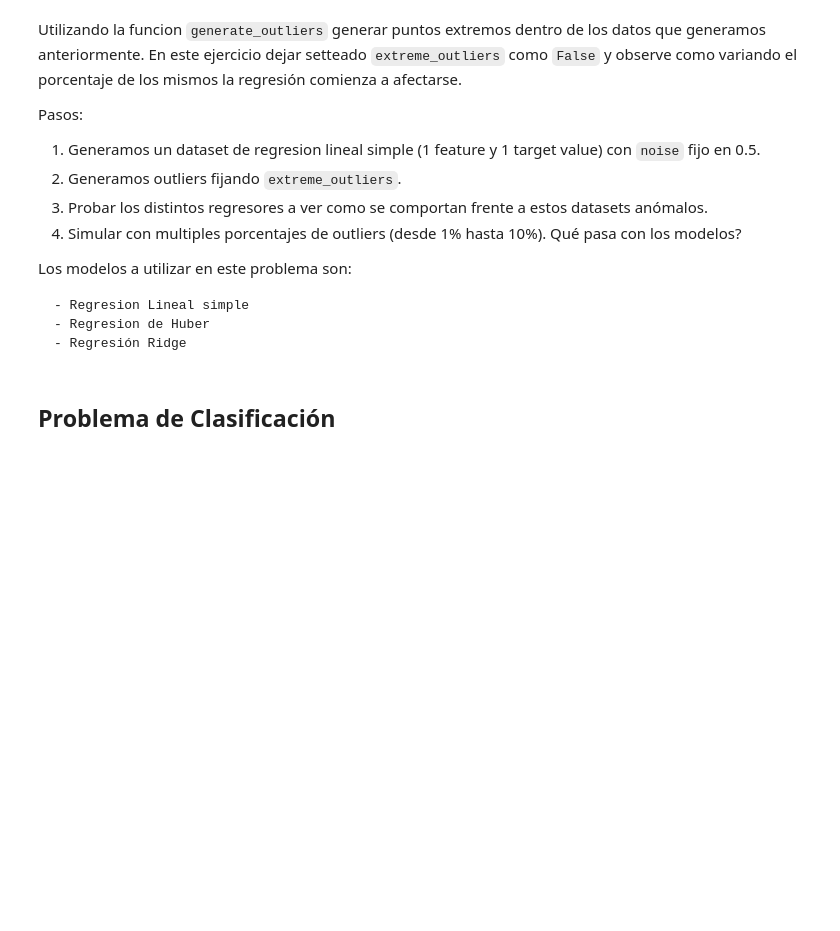
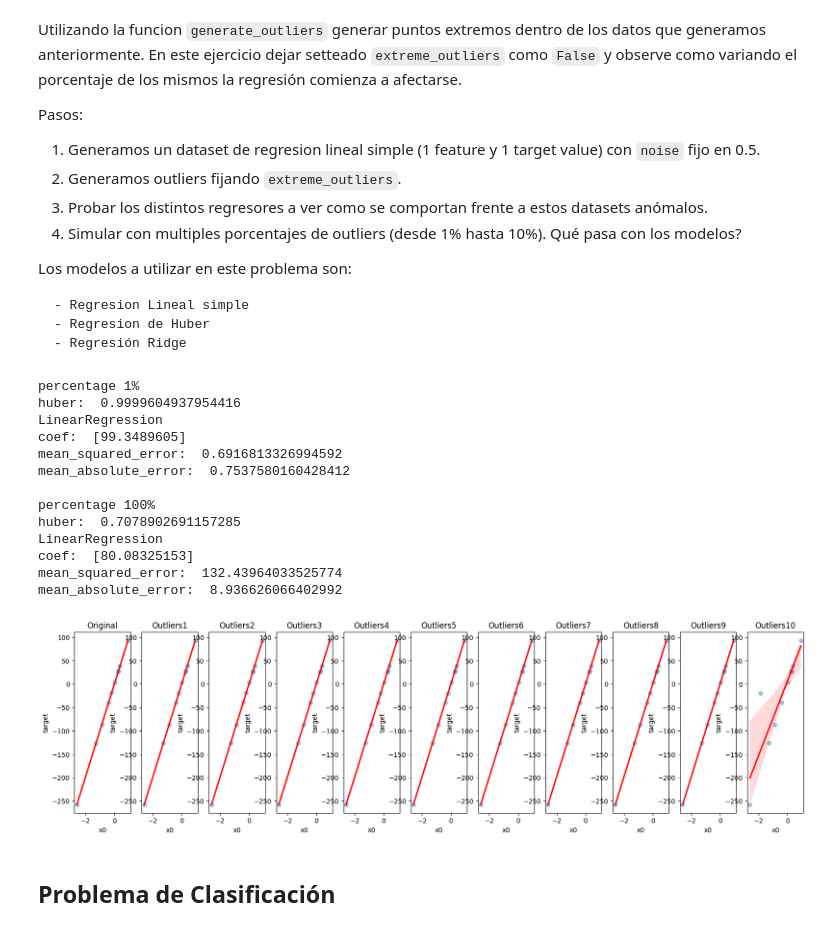
Before and after one commit to FIUBA-Posgrado-Inteligencia-Artificial/intro_ia, a Jupyter notebook: tp_integrador_enunciado/tpi_parte2.ipynb, the cells around one changed output. Drawn from its saved outputs; the diff is of its cells as text; code cells hidden in the pictures; blank space fills up the shorter version.

```diff
--- a/tp_integrador_enunciado/tpi_parte2.ipynb
+++ b/tp_integrador_enunciado/tpi_parte2.ipynb
@@ -305,6 +305,83 @@ Los modelos a utilizar en este problema son:
     - Regresión Ridge
 # %%
 from sklearn.linear_model import LinearRegression, HuberRegressor, RidgeCV
+
+dataset = generate_dataset(
+        n_samples=10,
+        n_features=1,
+        n_targets=1,
+        random_state=random.choice(random_state_values),
+        noise=0.5,
+        bias=0,
+        output='dataframe'
+    )
+
+data_frame_outliers_list = []
+for i in range(0, 10, 1):
+    percentage_val = (i + 1) / 100
+    data_frame_outliers = generate_outliers(
+        df=dataset,
+        columns=['x0'],
+        percentage=percentage_val,
+        extreme_outliers=False,
+        only_tails=False,
+    )
+    data_frame_outliers_list.append(data_frame_outliers)
+
+fig, axes = plt.subplots(1, 11, figsize=(20, 5))
+
+sns.regplot(x='x0',
+            y='target',
+            data=dataset,
+            ax=axes[0],
+            scatter_kws={'alpha': 0.4},
+            line_kws={'color': 'red'},
+            ci=95)
+axes[0].set_title('Original')
+
+for i in range(1, 11, 1):
+    title = 'Outliers' + str(i)
+    sns.regplot(x='x0',
+            y='target',
+            data=data_frame_outliers_list[i-1],
+            ax=axes[i],
+            scatter_kws={'alpha': 0.4},
+            line_kws={'color': 'red'},
+            ci=95)
+    axes[i].set_title(title)
+
+def applyRegresions(X, y):
+    X_train, X_test, y_train, y_test = train_test_split(X, y, train_size=0.8, random_state=0, shuffle=True)
+    huber = HuberRegressor().fit(X = X_train, y = y_train)
+    print("huber: ", huber.score(X, y))
+    print("LinearRegression")
+    regr = linear_model.LinearRegression()
+    regr.fit(X = X_train, y = y_train)
+    y_pred = regr.predict(X_test)
+    print("coef: ", regr.coef_)
+    print("mean_squared_error: ", mean_squared_error(y_test, y_pred))
+    print("mean_absolute_error: ", mean_absolute_error(y_test, y_pred))
+    print("")
+
+print("percentage 1%")
+applyRegresions(data_frame_outliers_list[0].iloc[:, :-1].values, data_frame_outliers_list[0].iloc[:, 1].values)
+print("percentage 100%")
+applyRegresions(data_frame_outliers_list[9].iloc[:, :-1].values, data_frame_outliers_list[9].iloc[:, 1].values)
+# %% [output]
+percentage 1%
+huber:  0.9999604937954416
+LinearRegression
+coef:  [99.3489605]
+mean_squared_error:  0.6916813326994592
+mean_absolute_error:  0.7537580160428412
+
+percentage 100%
+huber:  0.7078902691157285
+LinearRegression
+coef:  [80.08325153]
+mean_squared_error:  132.43964033525774
+mean_absolute_error:  8.936626066402992
+[figure, added]
 # %% [markdown]
 ## Problema de Clasificación
 # %% [markdown]
```
Also changed, not shown: parts of 2 cells of this notebook.
